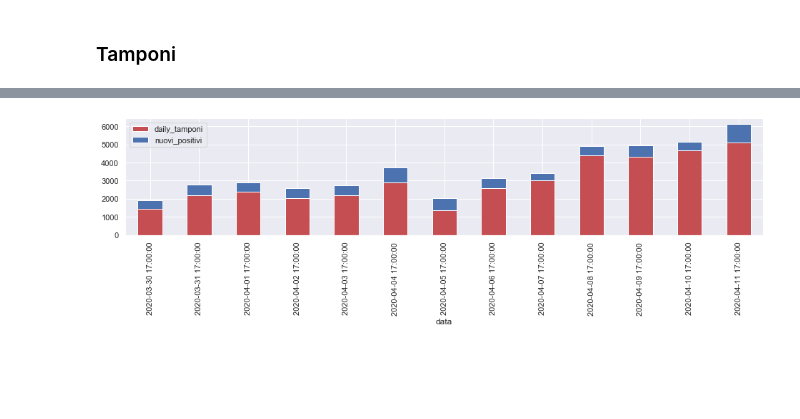
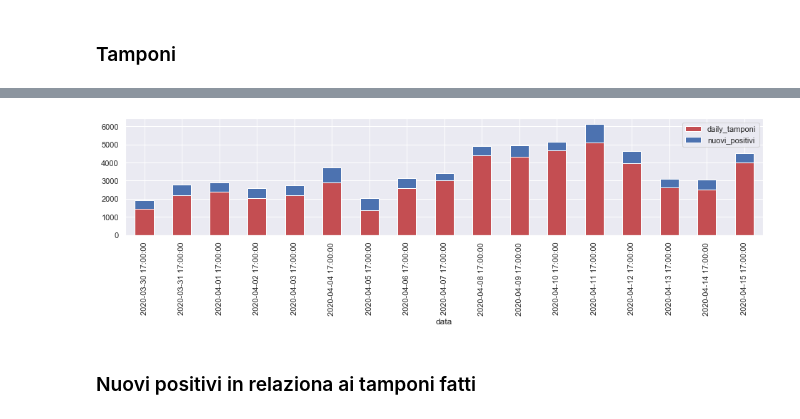
Before and after one commit to marcocaldera/covid-italy-track, a Jupyter notebook: Andamento.ipynb, the cells around one changed output, grey strips where cells are left out. Saved outputs shown, nothing was run; the diff lists cells and outputs as text; code cells hidden in the pictures; blank space fills up the shorter version.

```diff
--- a/Andamento.ipynb
+++ b/Andamento.ipynb
@@ -122,5 +136,7 @@ country_df['daily_tamponi'].plot(figsize=(12,5))
 # %%
 tamponi_df = country_df[['daily_tamponi','nuovi_positivi']]
-tamponi_df.loc['2020-03-30':'2020-04-11'].plot.bar(stacked=True, figsize=(16,3),color=['r','b']);
+tamponi_df.loc['2020-03-30':'2020-04-16'].plot.bar(stacked=True, figsize=(16,3),color=['r','b']);
 # %% [output]
-[figure, old version]
+[figure, new version]
+# %% [markdown]
+### Nuovi positivi in relaziona ai tamponi fatti
```
Also changed, not shown: parts of 16 cells of this notebook, 4 other files.
